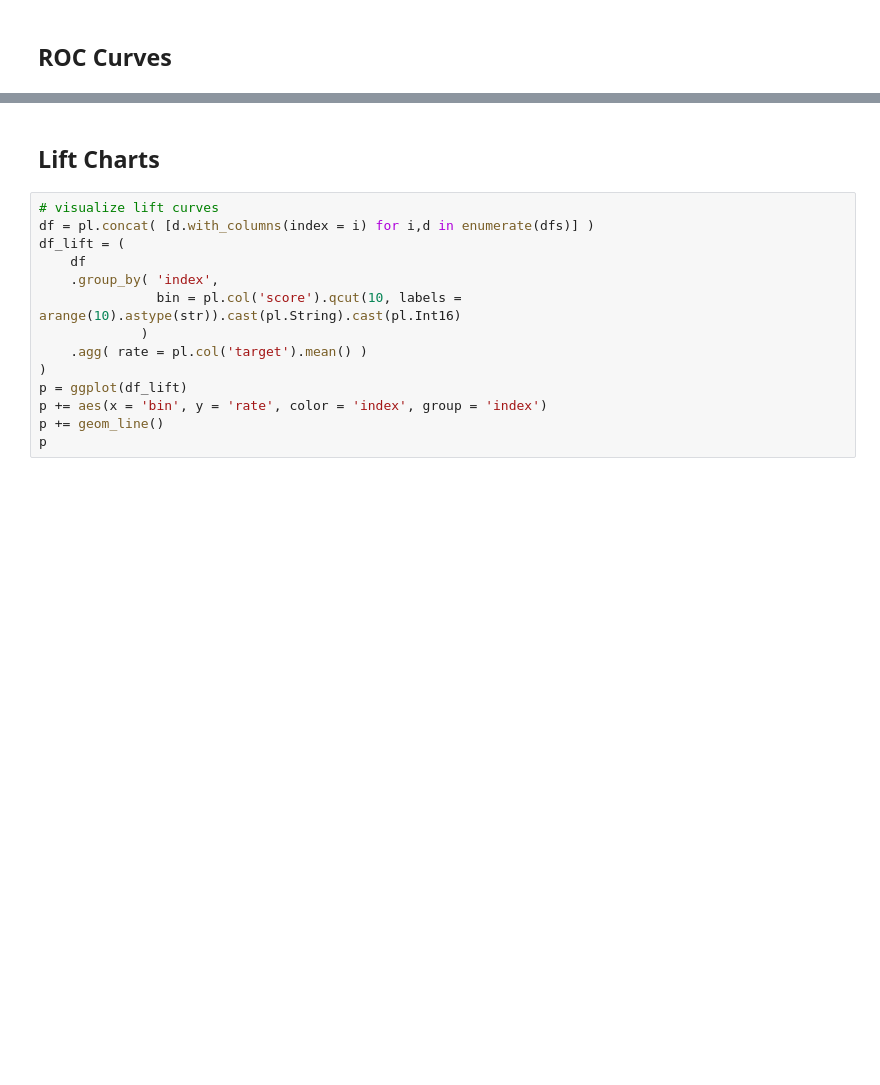
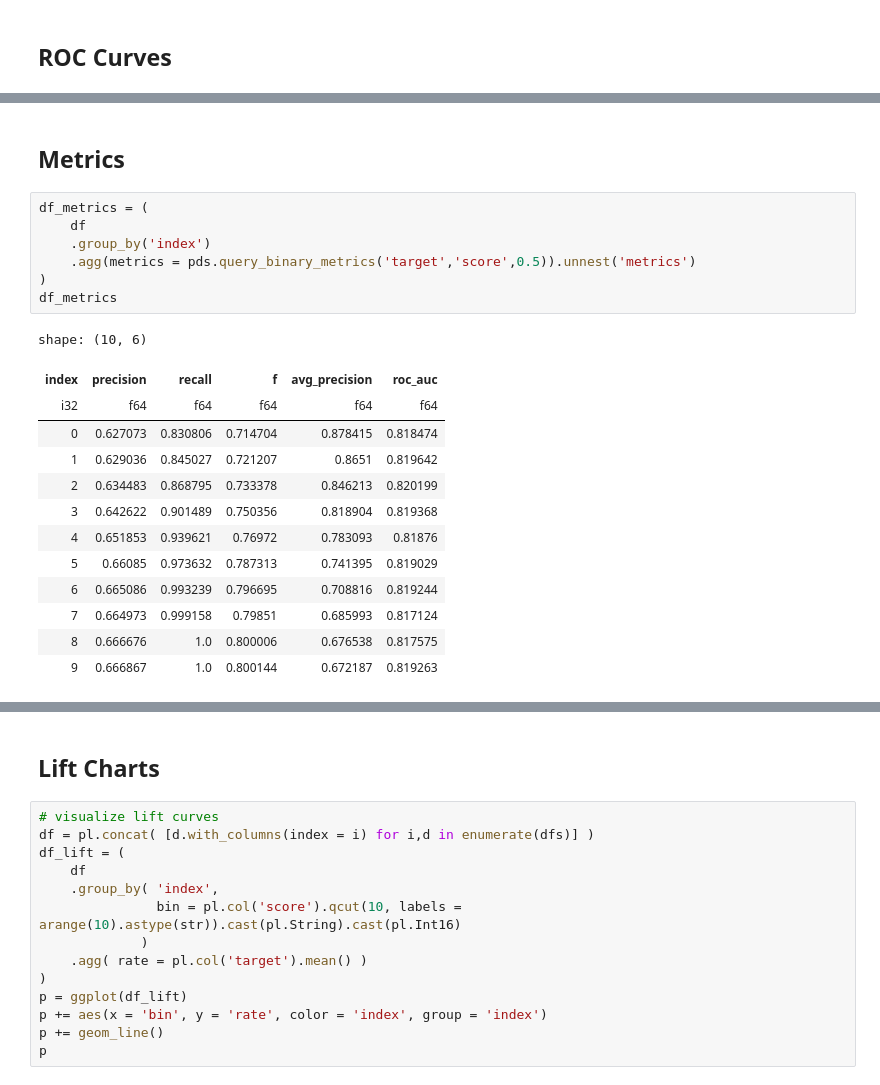
Before and after one commit to emilyriederer/roctet, a Jupyter notebook: docs/demo.ipynb, the cells around one changed output, grey strips where cells are left out. Cells and saved outputs as stored; diff of their text form; blank space fills up the shorter version.

```diff
--- a/docs/demo.ipynb
+++ b/docs/demo.ipynb
@@ -61,0 +61,23 @@ p
+# %% [markdown]
+## Metrics
+# %%
+df_metrics = (
+    df
+    .group_by('index')
+    .agg(metrics = pds.query_binary_metrics('target','score',0.5)).unnest('metrics')
+)
+df_metrics
+# %% [output]
+shape: (10, 6)
+| index | precision | recall | f | avg_precision | roc_auc |
+| i32 | f64 | f64 | f64 | f64 | f64 |
+| 0 | 0.627073 | 0.830806 | 0.714704 | 0.878415 | 0.818474 |
+| 1 | 0.629036 | 0.845027 | 0.721207 | 0.8651 | 0.819642 |
+| 2 | 0.634483 | 0.868795 | 0.733378 | 0.846213 | 0.820199 |
+| 3 | 0.642622 | 0.901489 | 0.750356 | 0.818904 | 0.819368 |
+| 4 | 0.651853 | 0.939621 | 0.76972 | 0.783093 | 0.81876 |
+| 5 | 0.66085 | 0.973632 | 0.787313 | 0.741395 | 0.819029 |
+| 6 | 0.665086 | 0.993239 | 0.796695 | 0.708816 | 0.819244 |
+| 7 | 0.664973 | 0.999158 | 0.79851 | 0.685993 | 0.817124 |
+| 8 | 0.666676 | 1.0 | 0.800006 | 0.676538 | 0.817575 |
+| 9 | 0.666867 | 1.0 | 0.800144 | 0.672187 | 0.819263 |
```
Also changed, not shown: parts of 6 cells of this notebook, 7 other files.
